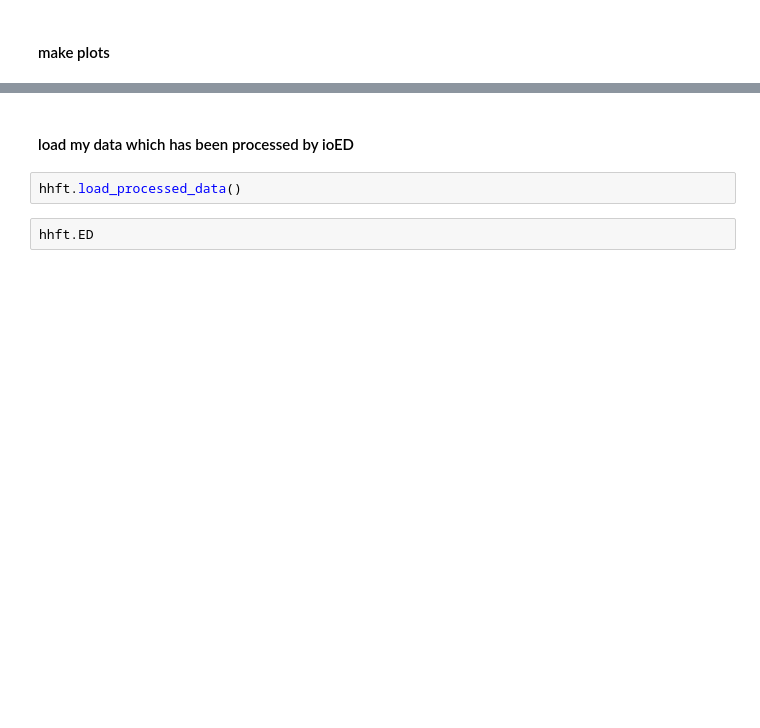
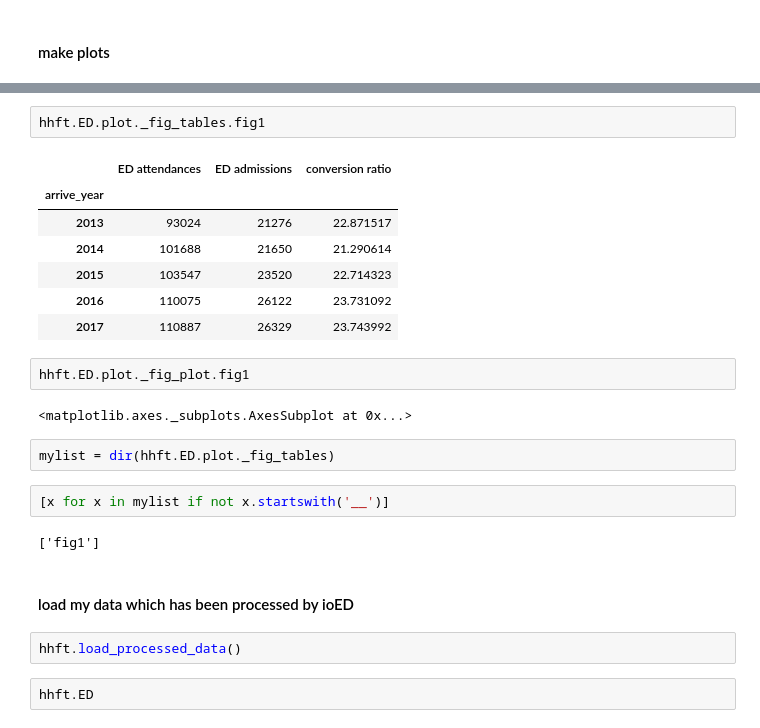
Before and after one commit to BradKeogh/flosp, a Jupyter notebook: hhft/hhftED_analysis.ipynb, the cells around one changed output, grey strips where cells are left out. Drawn from its saved outputs; the diff is of its cells as text; blank space fills up the shorter version.

```diff
--- a/hhft/hhftED_analysis.ipynb
+++ b/hhft/hhftED_analysis.ipynb
@@ -52,3 +62,23 @@ hhft.ED.plot.bar_att_adm_no()
+# %%
+hhft.ED.plot._fig_tables.fig1
+# %% [output]
+|  | ED attendances | ED admissions | conversion ratio |
+| arrive_year |  |  |  |
+| 2013 | 93024 | 21276 | 22.871517 |
+| 2014 | 101688 | 21650 | 21.290614 |
+| 2015 | 103547 | 23520 | 22.714323 |
+| 2016 | 110075 | 26122 | 23.731092 |
+| 2017 | 110887 | 26329 | 23.743992 |
+# %%
+hhft.ED.plot._fig_plot.fig1
+# %% [output]
+<matplotlib.axes._subplots.AxesSubplot at 0x...>
+# %%
+mylist = dir(hhft.ED.plot._fig_tables)
+# %%
+[x for x in mylist if not x.startswith('__')]
+# %% [output]
+['fig1']
 # %% [markdown]
 #### load my data which has been processed by ioED
 # %%
```
Also changed, not shown: parts of 7 cells of this notebook, 5 other files.
